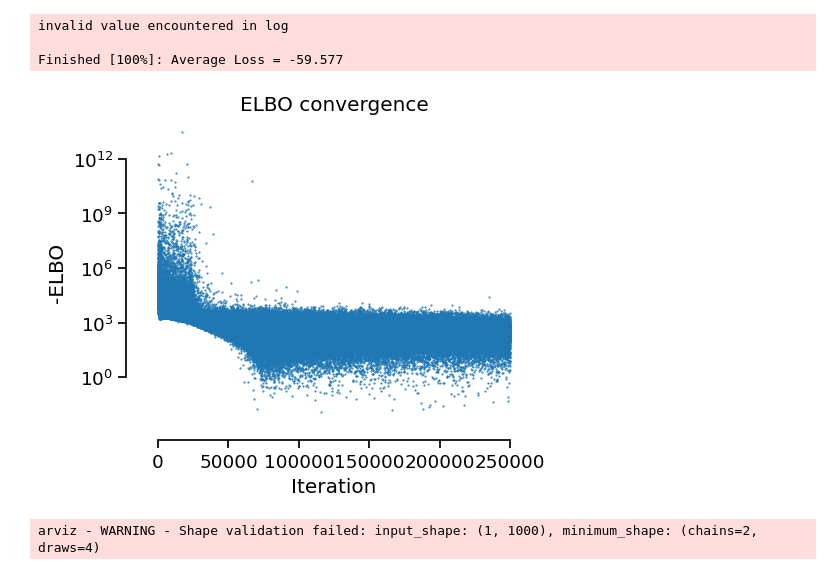
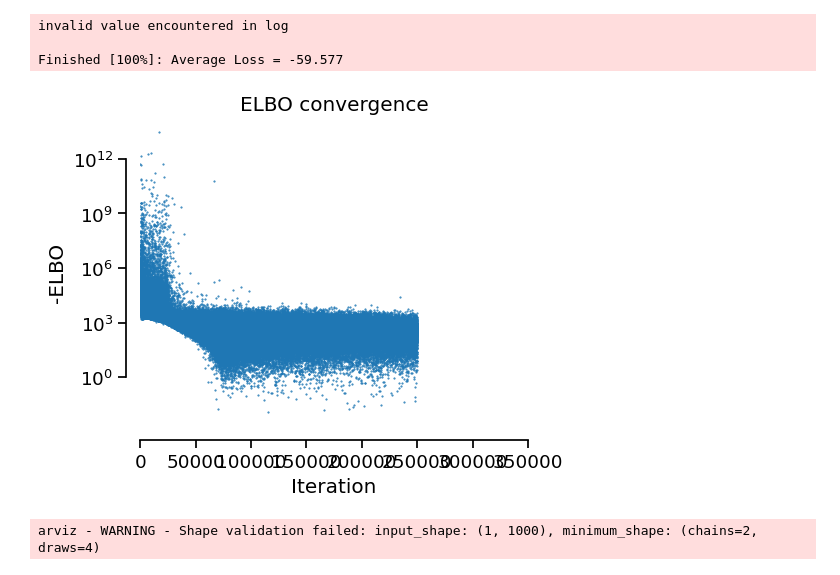
Before and after one commit to janisshin/classical-linlog, a Jupyter notebook: notebooks/yeast-emll.ipynb, the cells around one changed output. Saved outputs shown, nothing was run; the diff lists cells and outputs as text; code cells hidden in the pictures.

```diff
--- a/notebooks/yeast-emll.ipynb
+++ b/notebooks/yeast-emll.ipynb
@@ -159,17 +159,17 @@ Finished [100%]: Average Loss = -59.577
 # %%
 with sns.plotting_context('notebook', font_scale=1.2):
 
     fig = plt.figure(figsize=(5,4),dpi=100)
     plt.plot(approx.hist + 30, '.', rasterized=True, ms=1)
     plt.yscale("log")
-
+    plt.xlim([0,350000])
     sns.despine(trim=True, offset=10)
 
     plt.ylabel('-ELBO')
     plt.xlabel('Iteration')
     plt.title('ELBO convergence')
 # %% [output]
-[figure, old version]
+[figure, new version]
 # %%
 idata = approx.sample(1000)
 az.summary(idata)
```
